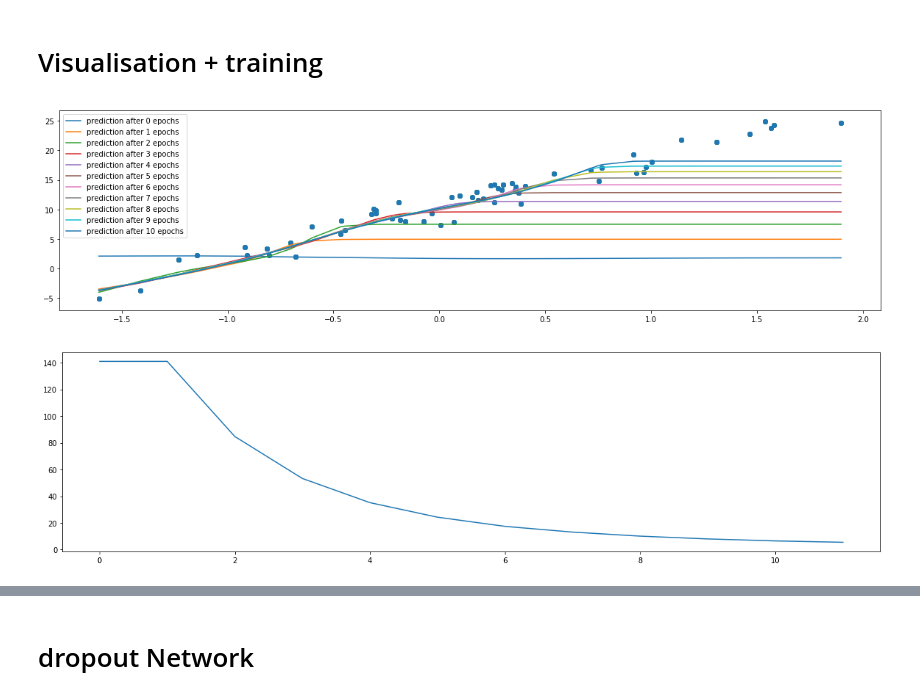
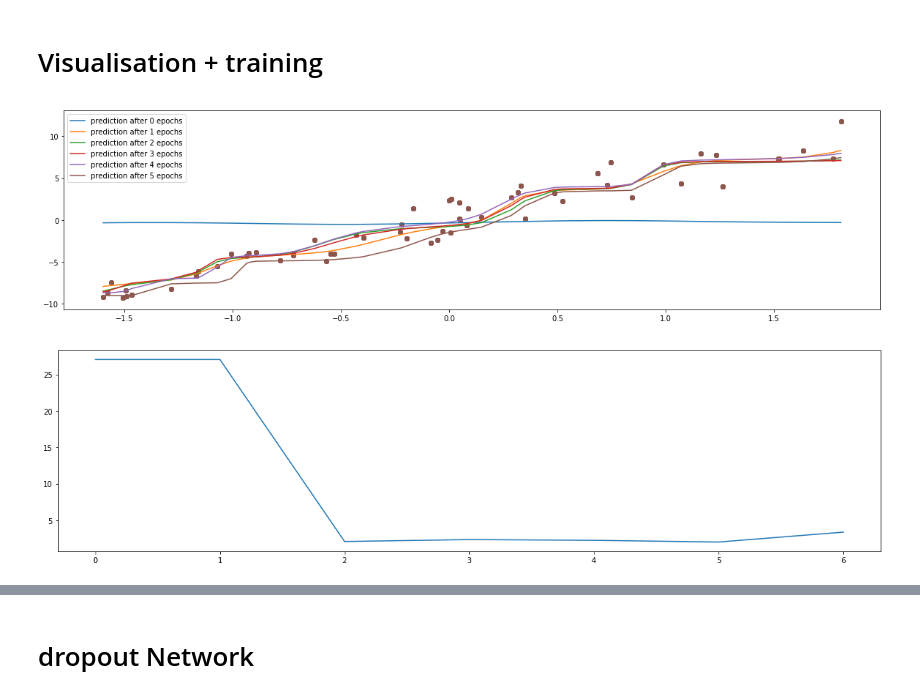
Before and after one commit to wooohoooo/Master-Thesis, a Jupyter notebook: trythisthingagain.ipynb, the cells around one changed output, grey strips where cells are left out. Drawn from its saved outputs; the diff is of its cells as text; code cells hidden in the pictures.

```diff
--- a/trythisthingagain.ipynb
+++ b/trythisthingagain.ipynb
@@ -22,12 +22,20 @@ plt.rcParams['figure.figsize'] = [15, 5]
 from sklearn.model_selection import train_test_split
 
 from sklearn.datasets import make_regression
+
+
+n_samples = 200
+seed = 50
+
+num_epochs = 5
+num_meta_epochs = 10 #also numplots
+learning_rate = 1/num_epochs
 # %%
 #Dataset
-X, y = make_regression(n_samples=200, n_features=1, noise=15,random_state=42,shuffle=True)#,n_informative=1,bias=100)
-y = y/10 + 10
+X, y = make_regression(n_samples=200, n_features=1, noise=15,random_state=seed,shuffle=True)#,n_informative=1,bias=100)
+y = y/10 #+ 10
 
-num_neurons = [5,5,3]
+num_neurons = [10,10]
 plt.scatter(X,y)
 # %% [output]
 <matplotlib.collections.PathCollection at 0x...>
@@ -64,9 +72,6 @@ plt.legend()
 # %% [markdown]
 # Visualisation + training
 # %%
-num_epochs = 200
-num_meta_epochs = 10 #also numplots
-learning_rate = 1/num_epochs
 
 
 def visualise(net,num_meta_epochs=num_meta_epochs,plot=False,X_train=X_train,y_train=y_train,X_test=X_test,y_test=y_test,test_idx=test_idx,train_idx=train_idx):
@@ -169,7 +181,7 @@ def visualise_uncertainty(net=None,num_meta_epochs=num_meta_epochs,plot=True,X_t
 class EnsembleNetwork(object):
     def __init__(
             self,
-            num_neurons=[10, 10, 5,3],
+            num_neurons=[10, 5,3],
             num_features=1,
             learning_rate=0.001,
             activations=None,  #[tf.nn.tanh,tf.nn.relu,tf.sigmoid]
@@ -189,8 +201,8 @@ class EnsembleNetwork(object):
 
         #optional parameters
         self.optimizer = optimizer or tf.train.AdamOptimizer#tf.train.GradientDescentOptimizer
-        self.activations = activations or [tf.nn.tanh] * self.num_layers #tanh,relu
-        self.initialisation_scheme = initialisation_scheme or tf.truncated_normal
+        self.activations = activations or [tf.nn.tanh] * self.num_layers #tanh,relu,
+        self.initialisation_scheme = initialisation_scheme or tf.truncated_normal#tf.random_uniform#
         self.num_epochs = num_epochs or 1000
         self.seed = seed or None
 
@@ -312,7 +324,7 @@ class EnsembleNetwork(object):
                              feed_dict={self.X: X,
                                         self.y: y})
 
-    def train(self, X, y, shuffle=True, online=False):
+    def train(self, X, y, shuffle=True, online=True):
         #print('X is {}'.format(X[:10]))
 
         if shuffle:
@@ -327,11 +339,13 @@ class EnsembleNetwork(object):
             self.train_offline(X, y)
 
     def train_one_epoch(self, epoch_X, epoch_y, shuffle=True):
+
         if shuffle == True:
             epoch_X, epoch_y, _ = self.shuffle_data(
                 np.squeeze(epoch_X), np.squeeze(epoch_y))
         #print(epoch_X[:10])
-
+        epoch_X = self.check_input_dimensions(epoch_X)
+        epoch_y = self.check_input_dimensions(epoch_y)
         for batch_X, batch_y in zip(epoch_X, epoch_y):
             self.train_one(batch_X, batch_y)
             if self.adversarial:
@@ -339,8 +353,10 @@ class EnsembleNetwork(object):
                 self.train_one(batch_X-0.05, batch_y)
 
     def train_one(self, batch_X, batch_y):
-        batch_X = np.expand_dims(batch_X, 1)
-        batch_y = np.expand_dims(batch_y, 1)
+        batch_X = self.check_input_dimensions(batch_X)
+        batch_y = self.check_input_dimensions(batch_y)
+        #print(X.shape)
+        #print(y.shape)
         self.session.run(self.train_graph,
                          feed_dict={self.X: batch_X,
                                     self.y: batch_y})
@@ -441,9 +457,9 @@ class EnsembleNetwork(object):
         #plt.show()
         return fig
 # %%
-net = EnsembleNetwork(num_epochs = num_epochs,learning_rate=learning_rate,adversarial=True,num_neurons=num_neurons)
-visualise(net,num_meta_epochs = 10)
+net = EnsembleNetwork(num_epochs = num_epochs,learning_rate=learning_rate,adversarial=False,num_neurons=num_neurons)
+visualise(net,num_meta_epochs = num_meta_epochs)
 # %% [output]
-[figure, old version]
+[figure, new version]
-[figure, old version]
+[figure, new version]
 # %%
```
Also changed, not shown: parts of 17 cells of this notebook.
